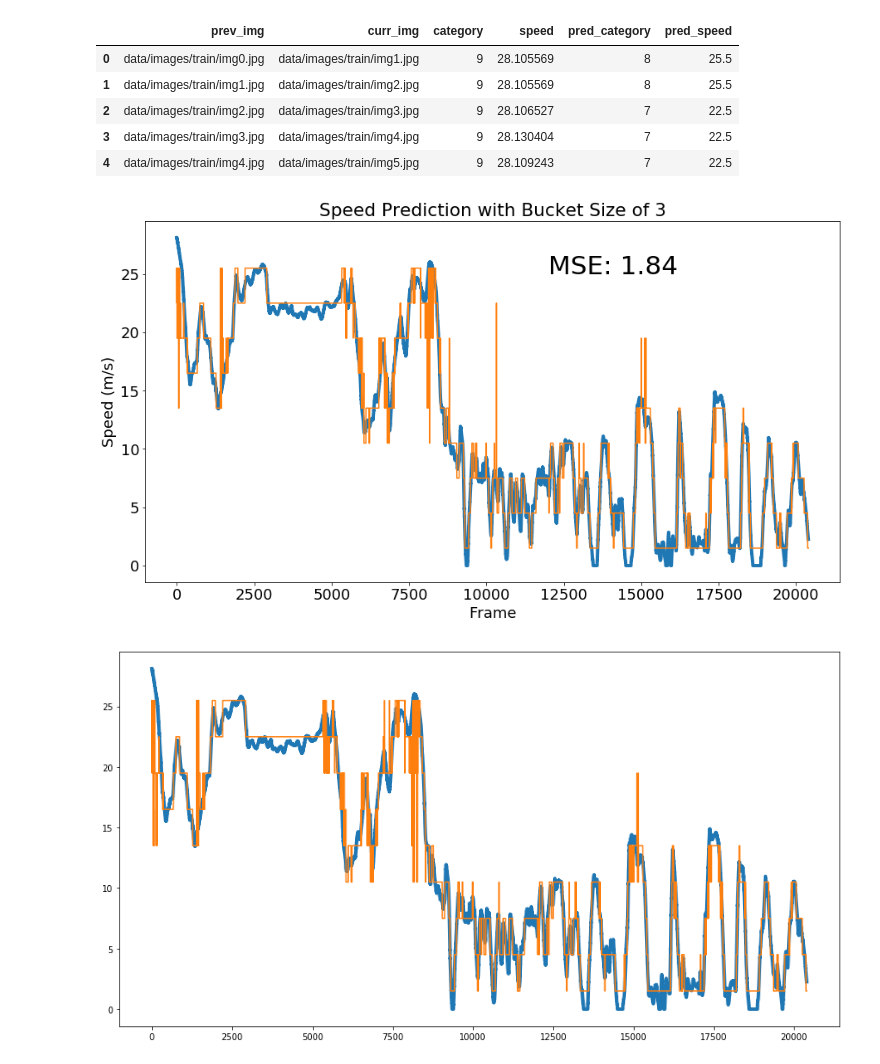
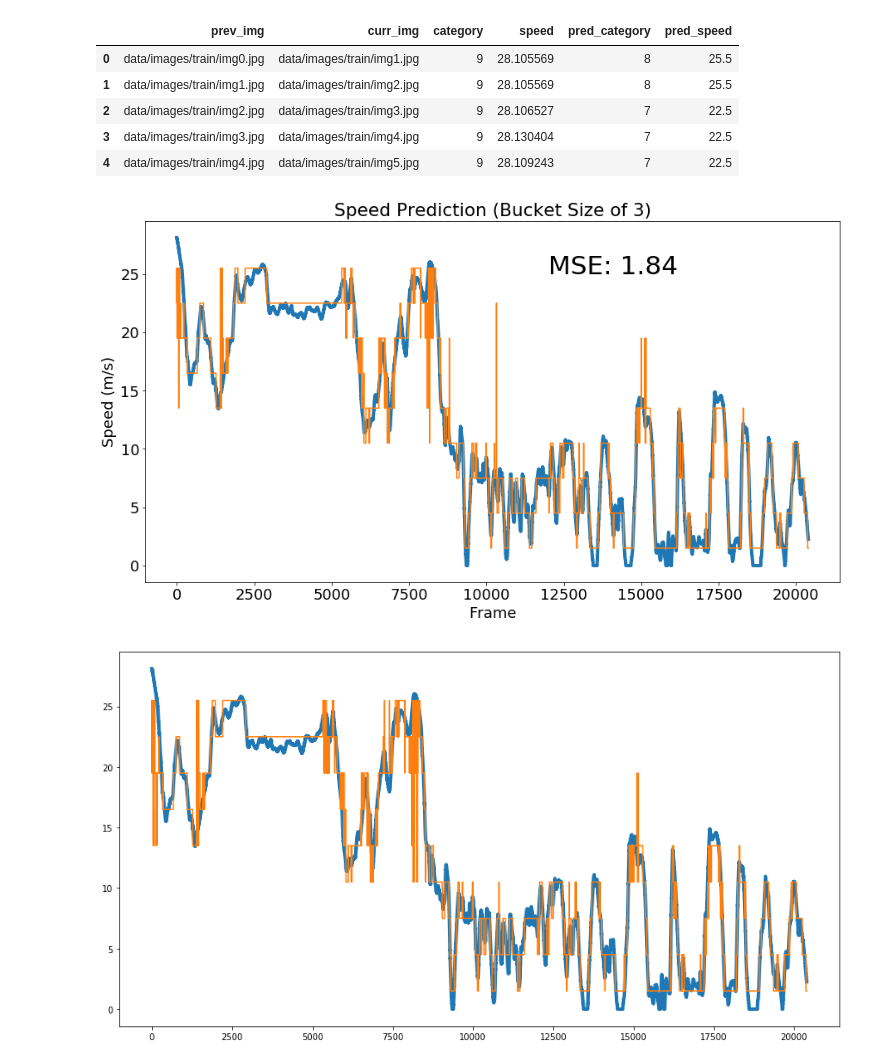
Before and after one commit to nunezpaul/speedchallenge, a Jupyter notebook: examine_data/examine_prediction.ipynb, the cells around one changed output. Saved outputs shown, nothing was run; the diff lists cells and outputs as text; code cells hidden in the pictures.

```diff
--- a/examine_data/examine_prediction.ipynb
+++ b/examine_data/examine_prediction.ipynb
@@ -52,15 +52,15 @@ train_data.head()
 # %%
 plt.plot(train_data['speed'], linewidth=4)
 plt.plot(train_data['pred_speed'])
 plt.xlabel('Frame')
 plt.ylabel('Speed (m/s)')
-plt.title('Speed Prediction with Bucket Size of 3')
+plt.title('Speed Prediction (Bucket Size of 3)')
 
 mse = np.mean(np.square(train_data['speed'] - train_data['pred_speed']))
 plt.annotate(f'MSE: {mse:.2f}', xy=(12000, 25), fontsize='xx-large')
 plt.show()
 # %% [output]
-[figure, old version]
+[figure, new version]
 # %%
 y_pred = pd.read_csv('../data/prediction_1.txt')
 y_pred = np.argmax(a=y_pred.values, axis=-1)[:train_data.shape[0]]
```
